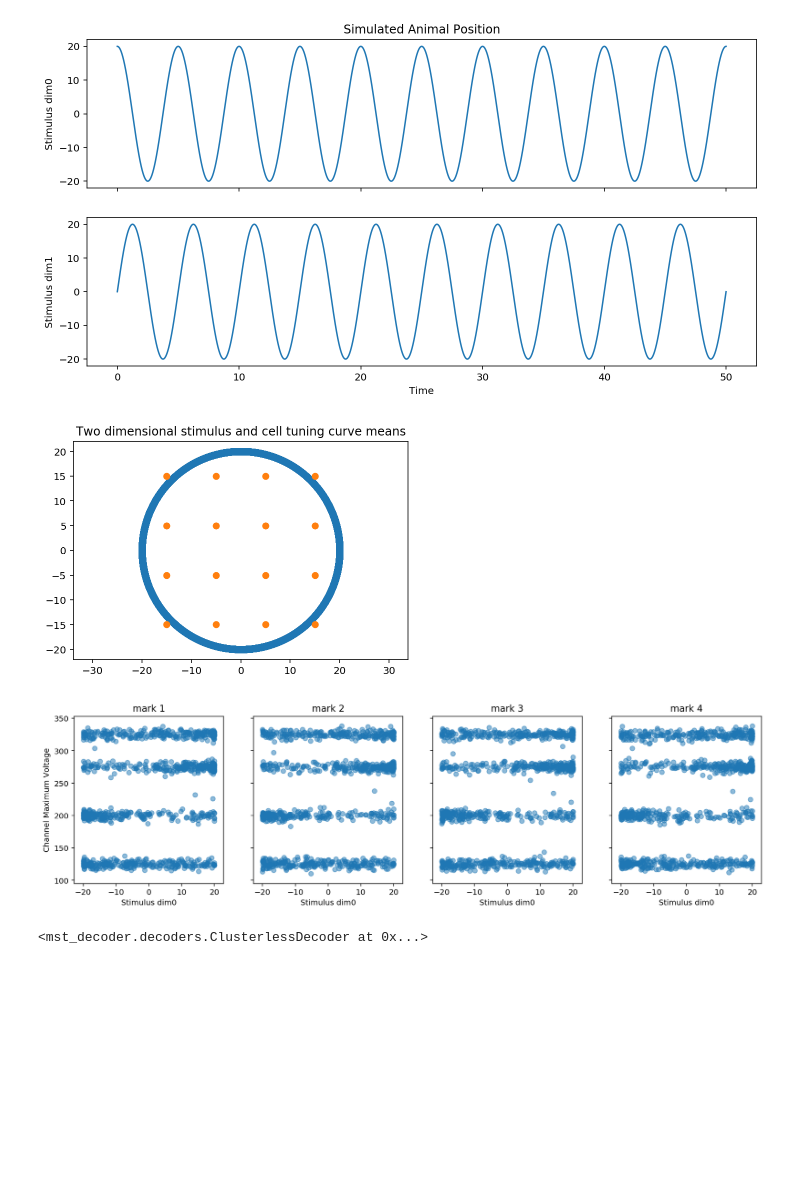
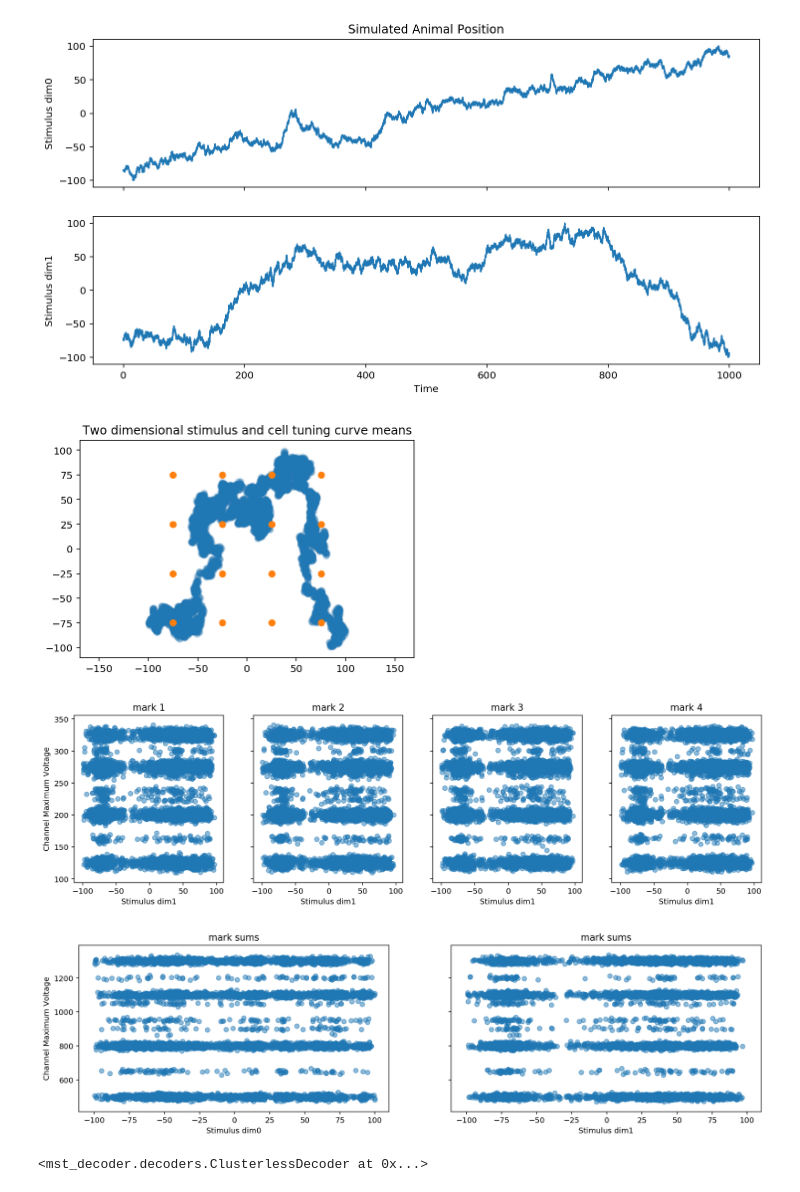
Before and after one commit to mikeza/mst-decoder, a Jupyter notebook: examples/Simulate_Circular_Clusterless_Decoding.ipynb, the cells around one changed output. Cells and saved outputs as stored; diff of their text form; code cells hidden in the pictures; blank space fills up the shorter version.

```diff
--- a/examples/Simulate_Circular_Clusterless_Decoding.ipynb
+++ b/examples/Simulate_Circular_Clusterless_Decoding.ipynb
@@ -11,11 +11,12 @@ import xarray as xr
 import numpy as np
 import matplotlib.pyplot as plt
 # %%
-SAMPLING_FREQUENCY = 1500
-N_SAMPLES = SAMPLING_FREQUENCY * 50
+SAMPLING_FREQUENCY = 50
+N_SAMPLES = SAMPLING_FREQUENCY * 1000
 
 time = sim.simulate_time(N_SAMPLES, SAMPLING_FREQUENCY)
-stimulus = sim.simulate_circular_cartesian(time, radius=20)
+stimulus = sim.simulate_circular_cartesian(time, radius=50)
+stimulus = sim.simulate_nd_randomwalk(time, bounds=np.array([[-100, 100], [-100, 100]]), delta=15)
 
 fig, axes = plt.subplots(2, 1, figsize=(12, 6), sharex=True)
 axes[0].plot(time, stimulus[:, 0]);
@@ -25,30 +26,39 @@ axes[1].set_ylabel('Stimulus dim1')
 axes[1].set_xlabel('Time')
 axes[0].set_title('Simulated Animal Position');
 # %% [output]
-[figure, old version]
+[figure, new version]
 # %%
 N_CELLS = 20
 
 tuning_curve_means = sim.generate_gridded_tuning_curve_means(N_CELLS, stimulus)
 mark_means = np.array([200, 125, 325, 275])
 signal_data = [sim.simulate_multiunit(tuning_curve_means, mark_means, stimulus, SAMPLING_FREQUENCY)]
 
 ax = plt.figure().gca()
 ax.axis('equal')
 ax.scatter(stimulus[:, 0], stimulus[:, 1], alpha=0.05);
 ax.scatter(tuning_curve_means[:, 0], tuning_curve_means[:, 1])
 ax.set_title('Two dimensional stimulus and cell tuning curve means')
 
 for s in signal_data:
     fig, axes = plt.subplots(1, 4, sharex=True, sharey=True, figsize=(16, 4))
     for ind, (ax, m) in enumerate(zip(axes, s.T)):
-        ax.scatter(stimulus[:, 0], m, alpha=0.5)
-        ax.set_xlabel('Stimulus dim0')
+        ax.scatter(stimulus[:, 1], m, alpha=0.5)
+        ax.set_xlabel('Stimulus dim1')
         ax.set_title('mark {0}'.format(ind + 1))
-axes[0].set_ylabel('Channel Maximum Voltage');
+    axes[0].set_ylabel('Channel Maximum Voltage');
+    fig, axes = plt.subplots(1, 2, sharex=True, sharey=True, figsize=(16, 4))
+    axes[0].scatter(stimulus[:, 0], np.sum(s, axis=-1), alpha=0.5)
+    axes[0].set_xlabel('Stimulus dim0')
+    axes[0].set_title('mark sums'.format(ind + 1))
+    axes[1].scatter(stimulus[:, 1], np.sum(s, axis=-1), alpha=0.5)
+    axes[1].set_xlabel('Stimulus dim1')
+    axes[1].set_title('mark sums'.format(ind + 1))
+    axes[0].set_ylabel('Channel Maximum Voltage');
 # %% [output]
-[figure, old version]
+[figure, new version]
-[figure, old version]
+[figure, new version]
+[figure, added]
 # %%
 d = decoder.ClusterlessDecoder(
     stimulus=stimulus,
```
Also changed, not shown: parts of 11 cells of this notebook.
